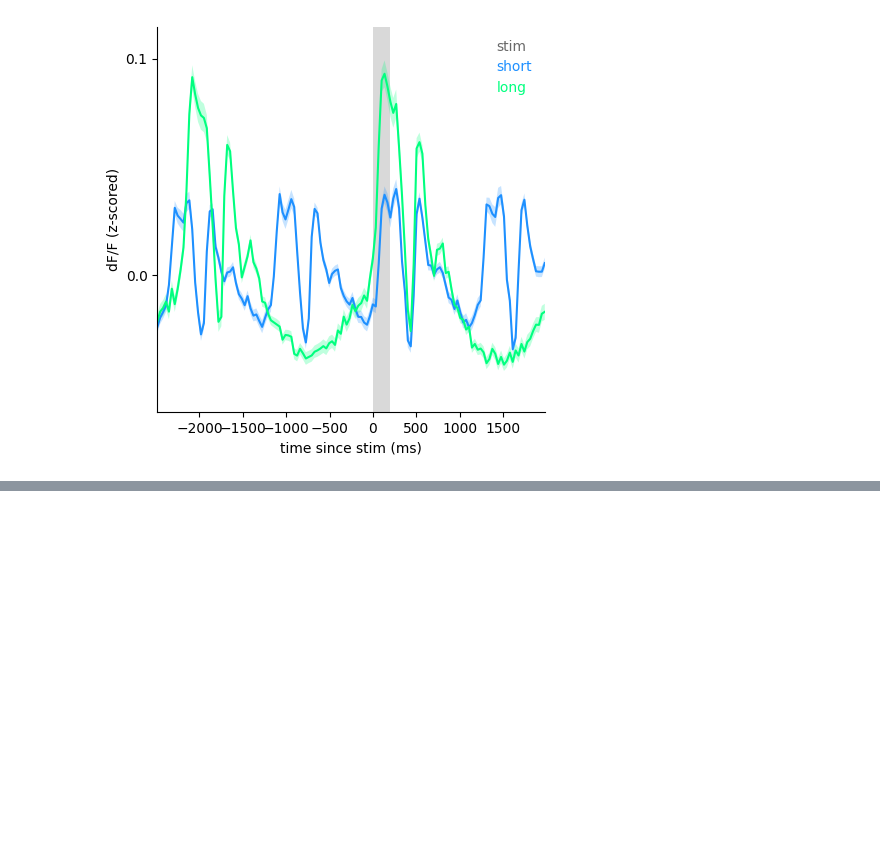
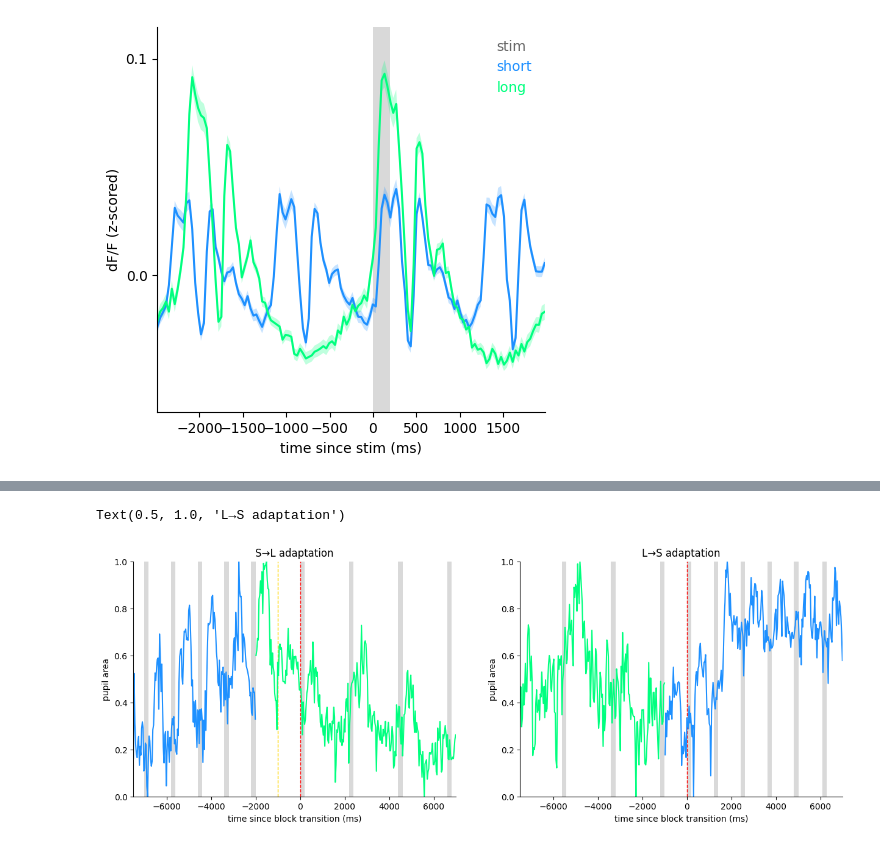
Before and after one commit to najafi-laboratory/2p_imaging, a Jupyter notebook: passive_interval_oddball_202412/notebooks/pupil_trace_shortlong.ipynb, the cells around one changed output, grey strips where cells are left out. Cells and saved outputs as stored; diff of their text form; code cells hidden in the pictures; blank space fills up the shorter version.

```diff
--- a/passive_interval_oddball_202412/notebooks/pupil_trace_shortlong.ipynb
+++ b/passive_interval_oddball_202412/notebooks/pupil_trace_shortlong.ipynb
@@ -394,0 +443,37 @@ plot_pupil(ax, neu_time_win, cp_1, color2, 0, 1)
+# %%
+fig, axs = plt.subplots(1, 2, figsize=(15, 5))
+
+# plot stimulus.
+for si in range(stim_seq_0to1.shape[0]):
+    axs[0].fill_between(
+        stim_seq_0to1[si,:],
+        0, 1,
+        color=color0, edgecolor='none', alpha=0.25, step='mid')
+    axs[1].fill_between(
+        stim_seq_1to0[si,:],
+        0, 1,
+        color=color0, edgecolor='none', alpha=0.25, step='mid')
+axs[0].axvline(-expect[0], color='gold', lw=1, linestyle='--')
+axs[0].axvline(0, color='red', lw=1, linestyle='--')
+axs[1].axvline(0, color='red', lw=1, linestyle='--')
+
+z_idx_0 = get_frame_idx_from_time(neu_time, 0, stim_seq_1to0[c_idx-1,1], 0)[0]
+z_idx_1 = get_frame_idx_from_time(neu_time, 0, stim_seq_0to1[c_idx-1,1], 0)[0]
+
+plot_pupil(axs[0], neu_time[:z_idx_1], camera_pupil_0to1[:z_idx_1], color1, 0, 1)
+plot_pupil(axs[0], neu_time[z_idx_1:], camera_pupil_0to1[z_idx_1:], color2, 0, 1)
+plot_pupil(axs[1], neu_time[:z_idx_0], camera_pupil_1to0[:z_idx_0], color2, 0, 1)
+plot_pupil(axs[1], neu_time[z_idx_0:], camera_pupil_1to0[z_idx_0:], color1, 0, 1)
+
+for ai in range(2):
+    axs[ai].spines['right'].set_visible(False)
+    axs[ai].spines['top'].set_visible(False)
+    axs[ai].set_xlim([neu_time[0], neu_time[-1]])
+    axs[ai].set_ylim([0, 1])
+    axs[ai].set_xlabel('time since block transition (ms)')
+    axs[ai].set_ylabel('pupil area')
+axs[0].set_title('S\u2192L adaptation')
+axs[1].set_title('L\u2192S adaptation')
+# %% [output]
+Text(0.5, 1.0, 'L→S adaptation')
+[figure, added]
```
Also changed, not shown: parts of 6 cells of this notebook.
